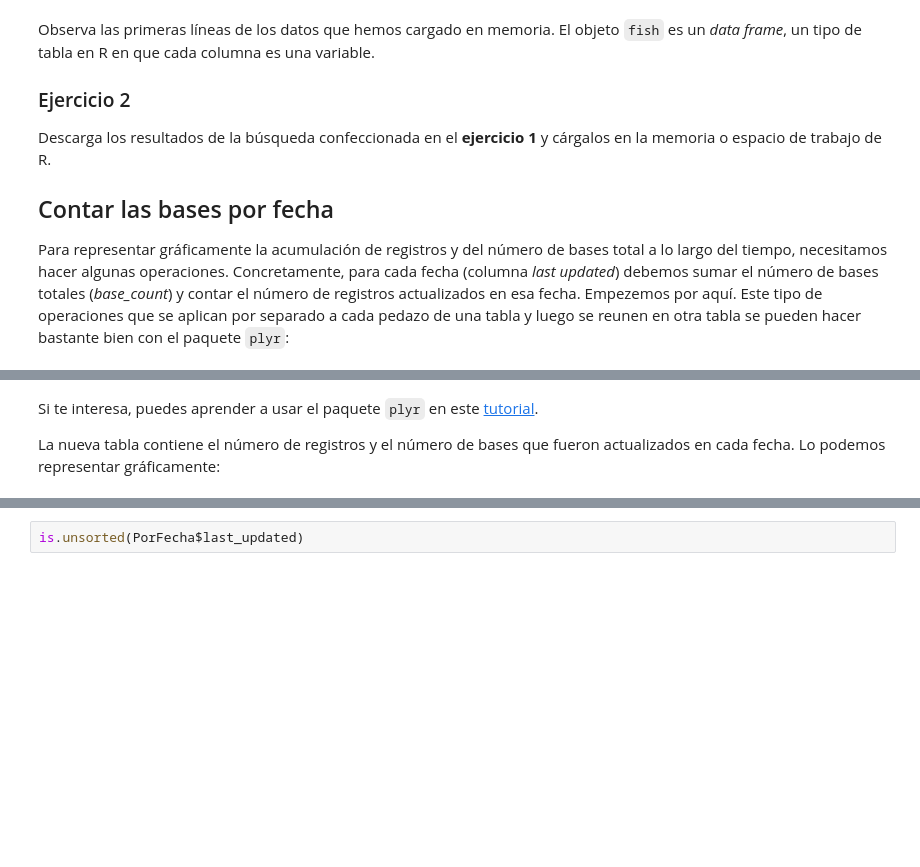
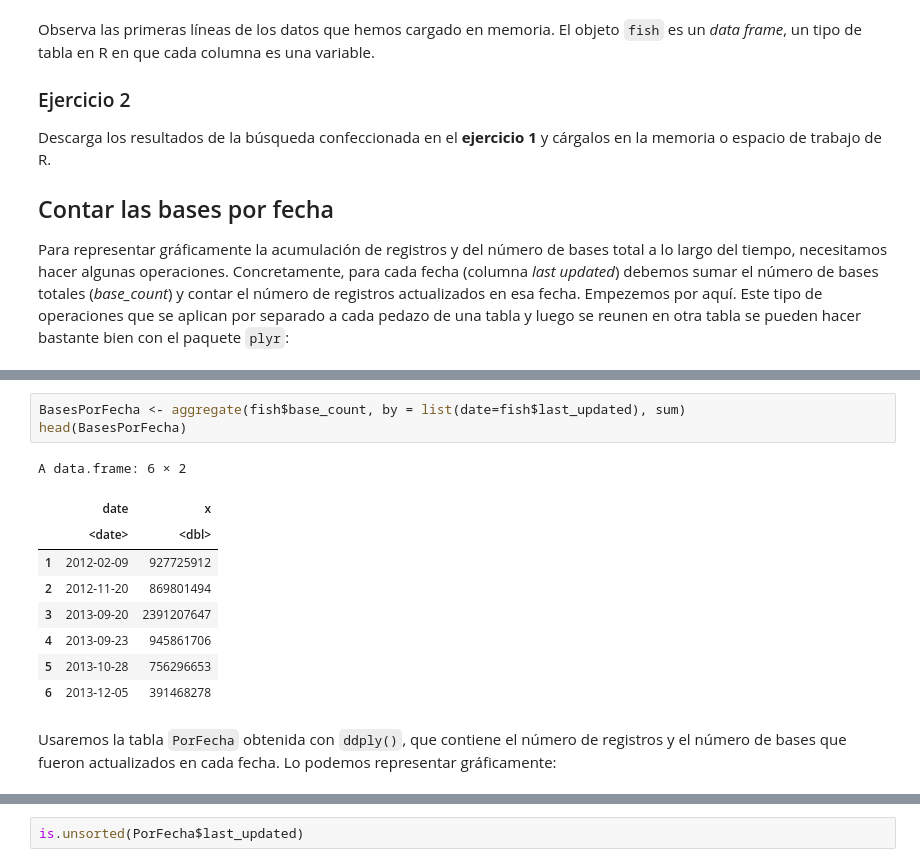
Before and after one commit to IgnasiLucas/T3_databases, a Jupyter notebook: cast.ipynb, the cells around one changed output, grey strips where cells are left out. Drawn from its saved outputs; the diff is of its cells as text; blank space fills up the shorter version.

```diff
--- a/cast.ipynb
+++ b/cast.ipynb
@@ -98,6 +134,17 @@ head(PorFecha)
+# %%
+BasesPorFecha <- aggregate(fish$base_count, by = list(date=fish$last_updated), sum)
+head(BasesPorFecha)
+# %% [output]
+A data.frame: 6 × 2
+|  | date | x |
+|  | <date> | <dbl> |
+| 1 | 2012-02-09 | 927725912 |
+| 2 | 2012-11-20 | 869801494 |
+| 3 | 2013-09-20 | 2391207647 |
+| 4 | 2013-09-23 | 945861706 |
+| 5 | 2013-10-28 | 756296653 |
+| 6 | 2013-12-05 | 391468278 |
 # %% [markdown]
-Si te interesa, puedes aprender a usar el paquete `plyr` en este [tutorial](http://swcarpentry.github.io/r-novice-gapminder/12-plyr/index.html).
-
-La nueva tabla contiene el número de registros y el número de bases que fueron actualizados en cada fecha. Lo podemos representar gráficamente:
+Usaremos la tabla `PorFecha` obtenida con `ddply()`, que contiene el número de registros y el número de bases que fueron actualizados en cada fecha. Lo podemos representar gráficamente:
 # %%
 plot(PorFecha$last_updated, PorFecha$bases, type='l')
```
Also changed, not shown: parts of 12 cells of this notebook, 2 other files.
